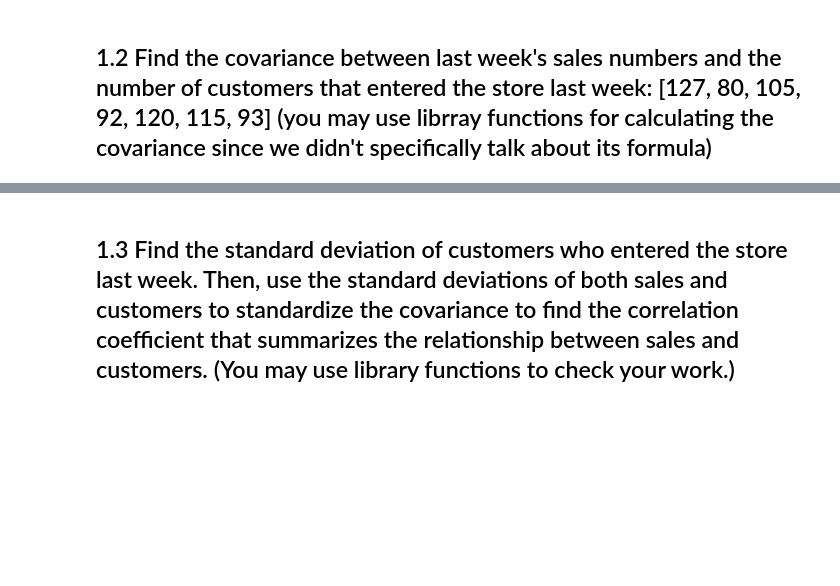
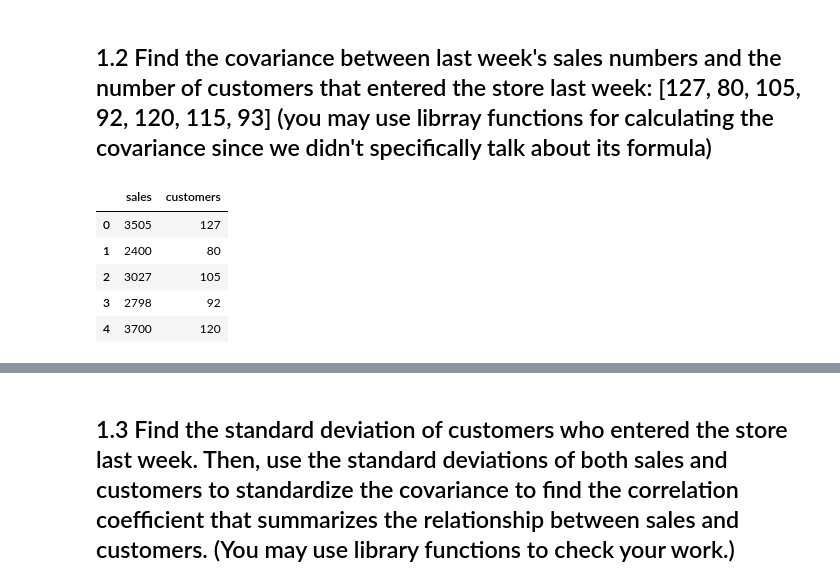
Before and after one commit to lmstephens/DS-Unit-1-Sprint-3-Linear-Algebra, a Jupyter notebook: module2-intermediate-linear-algebra/LS_DS_132_Intermediate_Linear_Algebra_Assignment.ipynb, the cells around one changed output, grey strips where cells are left out. Drawn from its saved outputs; the diff is of its cells as text; code cells hidden in the pictures; blank space fills up the shorter version.

```diff
--- a/module2-intermediate-linear-algebra/LS_DS_132_Intermediate_Linear_Algebra_Assignment.ipynb
+++ b/module2-intermediate-linear-algebra/LS_DS_132_Intermediate_Linear_Algebra_Assignment.ipynb
@@ -65,3 +69,18 @@ print(variance_df.v1.var(ddof=0))
 ## 1.2 Find the covariance between last week's sales numbers and the number of customers that entered the store last week: [127, 80, 105, 92, 120, 115, 93] (you may use librray functions for calculating the covariance since we didn't specifically talk about its formula)
 # %%
 #pandas caculates sample statistics and numpy calcualtes population statistics see ddof peramiter
+lw_sales = [3505, 2400, 3027, 2798, 3700, 3250, 2689]
+lw_customers = [127, 80, 105, 92, 120, 115, 93]
+
+Last_Week = {"sales":lw_sales, "customers":lw_customers}
+
+df = pd.DataFrame(Last_Week)
+
+df.head()
+# %% [output]
+|  | sales | customers |
+| 0 | 3505 | 127 |
+| 1 | 2400 | 80 |
+| 2 | 3027 | 105 |
+| 3 | 2798 | 92 |
+| 4 | 3700 | 120 |
```
Also changed, not shown: parts of 3 cells of this notebook.
